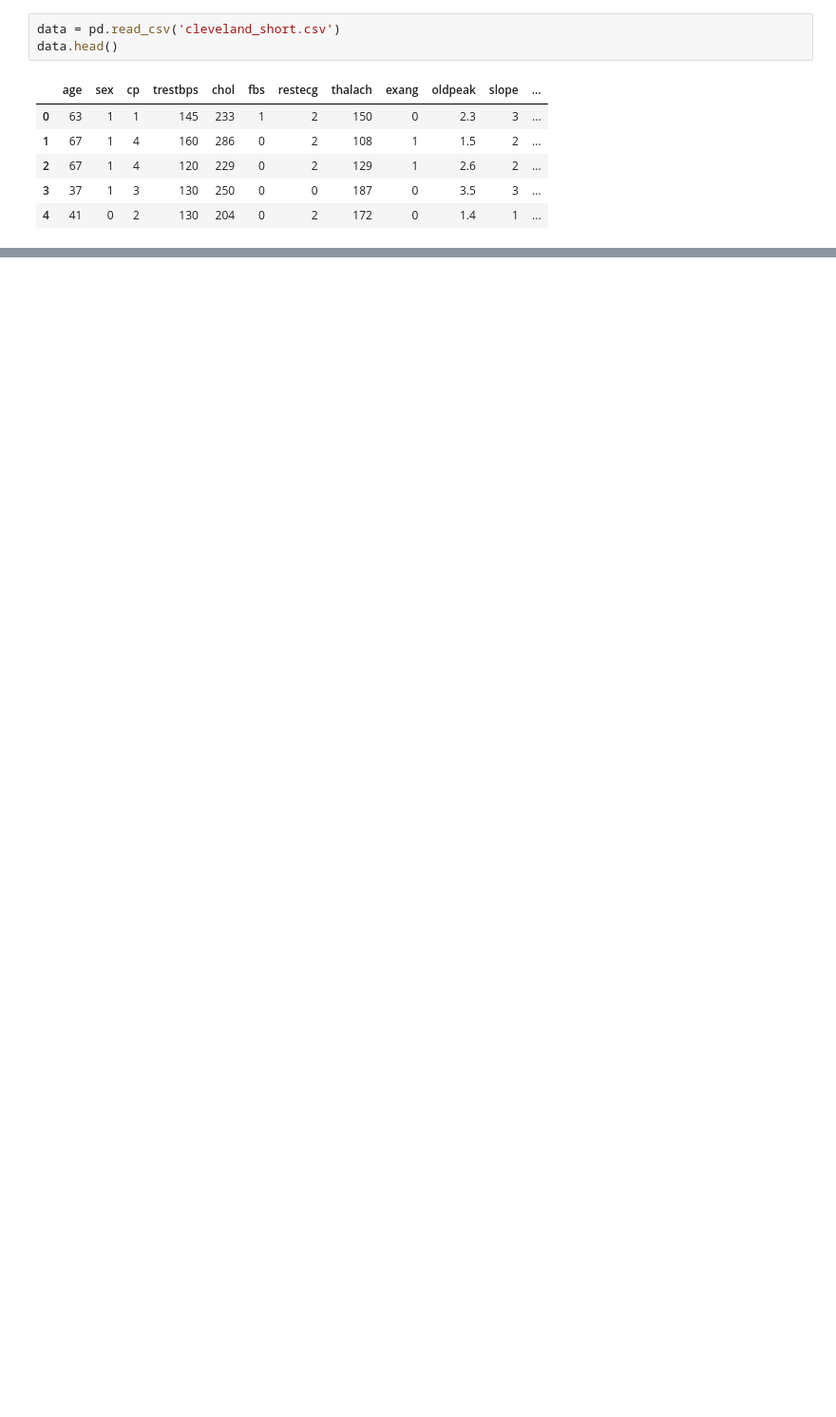
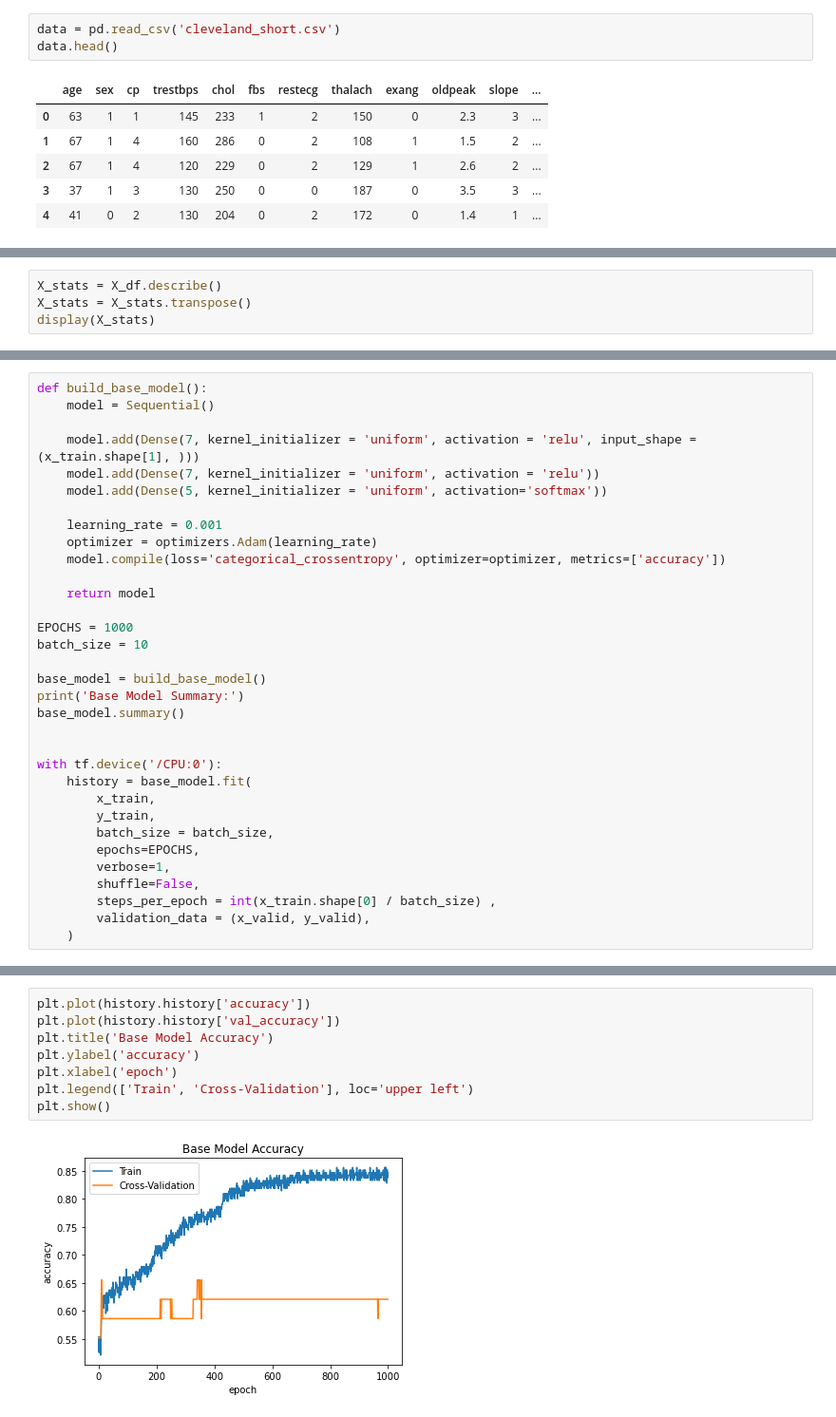
Before and after one commit to Meivenkatkumar/ensembledetection, a Jupyter notebook: ann/ann.ipynb, the cells around one changed output, grey strips where cells are left out. Shown: that part at 95% size. Drawn from its saved outputs; the diff is of its cells as text; blank space fills up the shorter version.

Commit message:
Completed Base Model Construction for ANN. Found validation accuracy reaches a low maximum with high training accuracy. Model should be tweaked and Gaussian Layer to be added

```diff
--- a/ann/ann.ipynb
+++ b/ann/ann.ipynb
@@ -275,0 +177,4 @@ Accuracy of Test Dataset 100.0 %
+# %%
+X_stats = X_df.describe()
+X_stats = X_stats.transpose()
+display(X_stats)
@@ -275,0 +316,33 @@ Accuracy of Test Dataset 100.0 %
+# %%
+def build_base_model():
+    model = Sequential()
+
+    model.add(Dense(7, kernel_initializer = 'uniform', activation = 'relu', input_shape = (x_train.shape[1], )))
+    model.add(Dense(7, kernel_initializer = 'uniform', activation = 'relu'))
+    model.add(Dense(5, kernel_initializer = 'uniform', activation='softmax'))
+
+    learning_rate = 0.001
+    optimizer = optimizers.Adam(learning_rate)
+    model.compile(loss='categorical_crossentropy', optimizer=optimizer, metrics=['accuracy'])
+
+    return model
+
+EPOCHS = 1000
+batch_size = 10
+
+base_model = build_base_model()
+print('Base Model Summary:')
+base_model.summary()
+
+
+with tf.device('/CPU:0'):
+    history = base_model.fit(
+        x_train,
+        y_train,
+        batch_size = batch_size,
+        epochs=EPOCHS,
+        verbose=1,
+        shuffle=False,
+        steps_per_epoch = int(x_train.shape[0] / batch_size) ,
+        validation_data = (x_valid, y_valid),
+    )
@@ -275,0 +380,10 @@ Accuracy of Test Dataset 100.0 %
+# %%
+plt.plot(history.history['accuracy'])
+plt.plot(history.history['val_accuracy'])
+plt.title('Base Model Accuracy')
+plt.ylabel('accuracy')
+plt.xlabel('epoch')
+plt.legend(['Train', 'Cross-Validation'], loc='upper left')
+plt.show()
+# %% [output]
+[figure, added]
```
Also changed, not shown: parts of 36 cells of this notebook.
